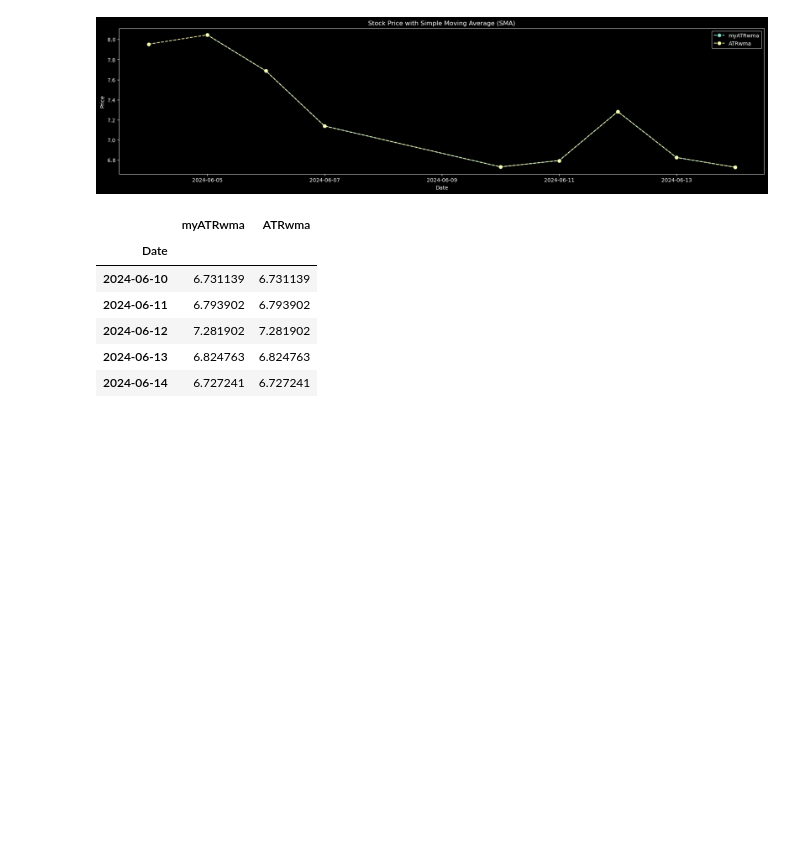
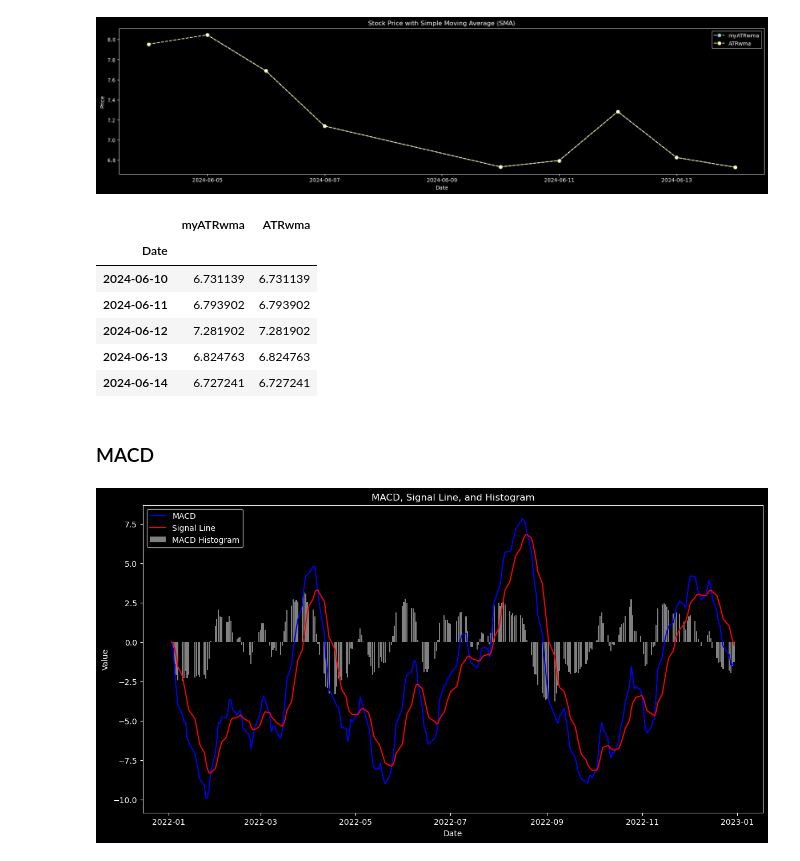
Before and after one commit to H3cth0r/statis.co-samples, a Jupyter notebook: general_calculators.ipynb, the cells around one changed output. Saved outputs shown, nothing was run; the diff lists cells and outputs as text; code cells hidden in the pictures; blank space fills up the shorter version.

Commit message:
added macd example

```diff
--- a/general_calculators.ipynb
+++ b/general_calculators.ipynb
@@ -440,3 +439,5 @@ msft[["myATRwma", "ATRwma"]].tail()
 | 2024-06-12 | 7.281902 | 7.281902 |
 | 2024-06-13 | 6.824763 | 6.824763 |
 | 2024-06-14 | 6.727241 | 6.727241 |
+# %% [markdown]
+### MACD
@@ -442,0 +446,33 @@ msft[["myATRwma", "ATRwma"]].tail()
+# %%
+msft = StockDataFrame(ticker="MSFT", start="2022-01-01", end="2022-12-31", interval="1d")
+# %%
+def calculate_macd(data, short_window=12, long_window=26, signal_window=9):
+    # Calculate short-term and long-term exponential moving average (EMA)
+    data["EMA12"] = data["Close"].ewm(span=short_window, adjust=False).mean()
+    data["EMA26"] = data["Close"].ewm(span=long_window, adjust=False).mean()
+
+    # Calculate the MACD line
+    data["MACD"] = data["EMA12"] - data["EMA26"]
+
+    # Calculate the signal line
+    data["SignalLine"] = data["MACD"].ewm(span=signal_window, adjust=False).mean()
+
+    # Calculate MACD histogram
+    data["MACD_Histogram"] = data["MACD"] - data["SignalLine"]
+
+    return data
+# %%
+msft = calculate_macd(msft)
+# %%
+plt.figure(figsize=(14, 7))
+plt.plot(msft.index, msft["MACD"], label="MACD", color="blue")
+plt.plot(msft.index, msft["SignalLine"], label="Signal Line", color="red")
+plt.bar(msft.index, msft["MACD_Histogram"], label="MACD Histogram", color="gray")
+
+plt.legend(loc='upper left')
+plt.title('MACD, Signal Line, and Histogram')
+plt.xlabel('Date')
+plt.ylabel('Value')
+plt.show()
+# %% [output]
+[figure, added]
```
Also changed, not shown: parts of 6 cells of this notebook, 2 other files.
